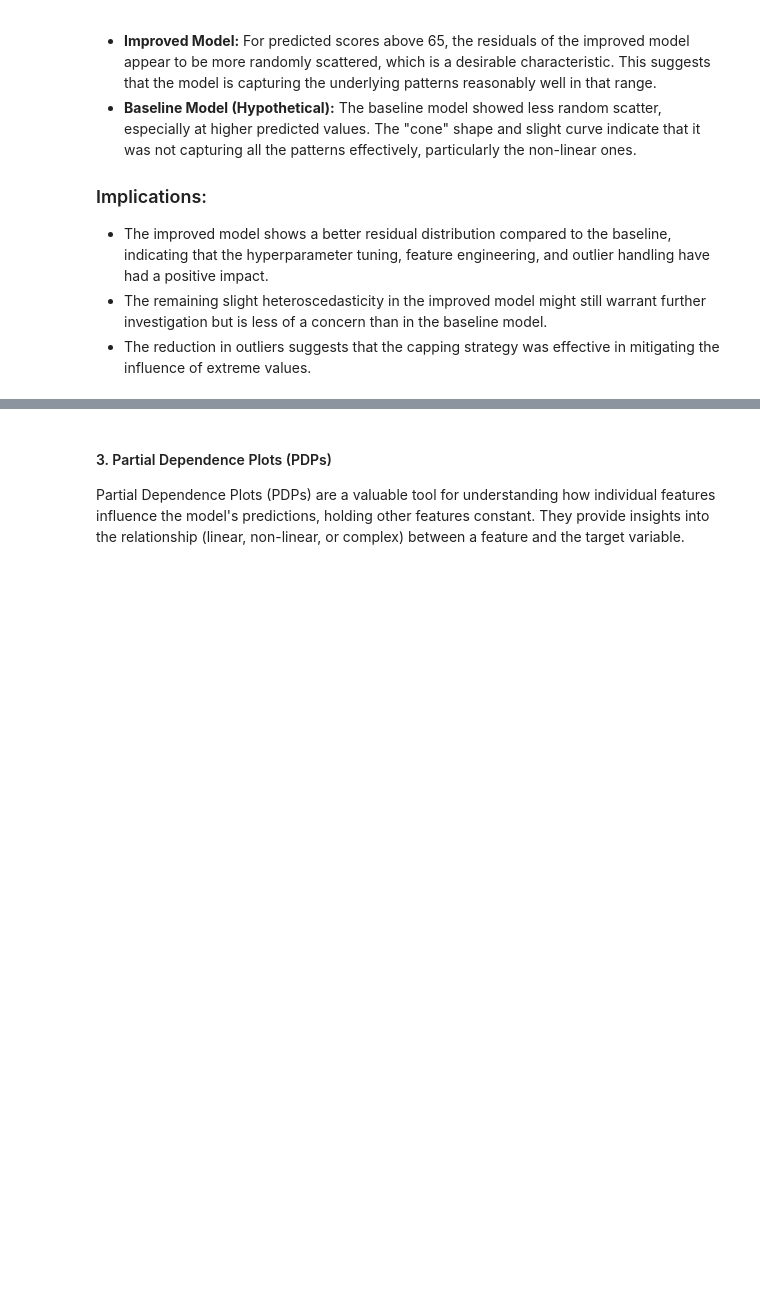
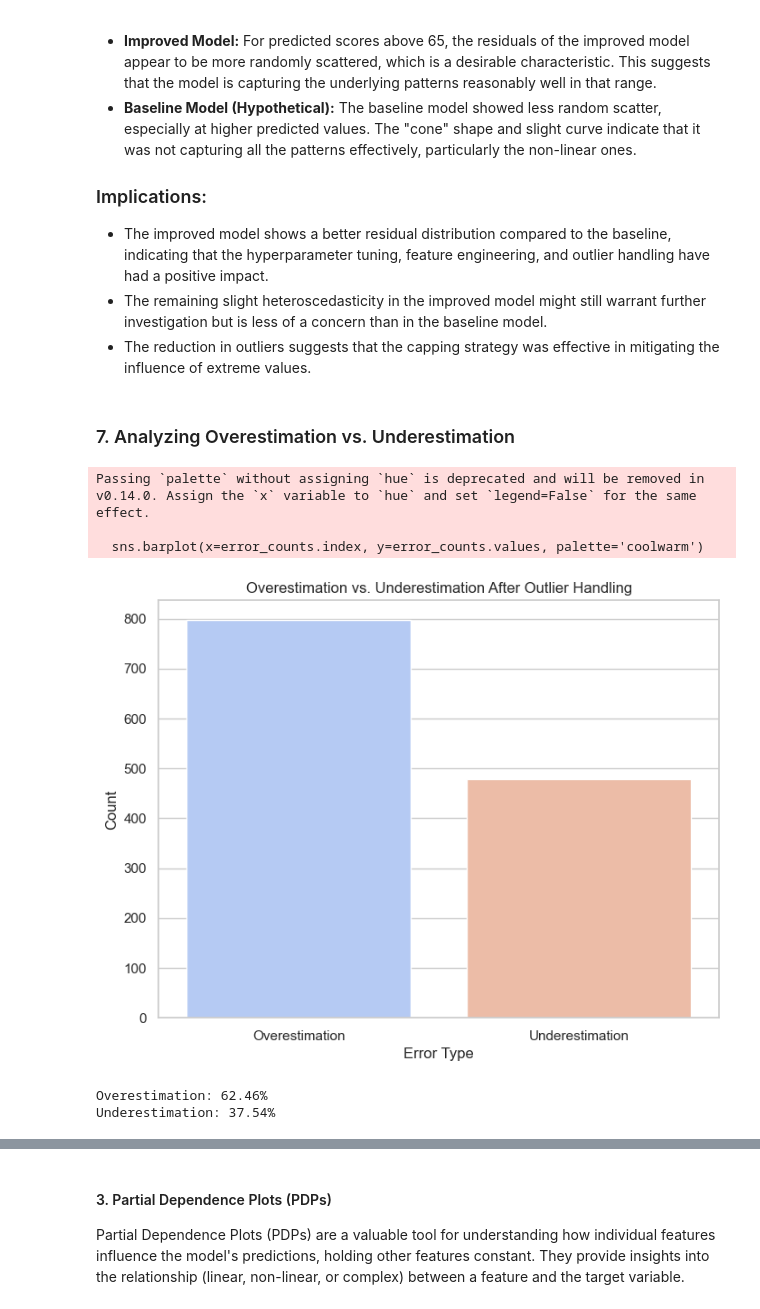
Before and after one commit to adirelm/TDS_student_performance_analysis, a Jupyter notebook: TDS_student_performance_analysis_part2.ipynb, the cells around one changed output, grey strips where cells are left out. Saved outputs shown, nothing was run; the diff lists cells and outputs as text; code cells hidden in the pictures; blank space fills up the shorter version.

```diff
--- a/TDS_student_performance_analysis_part2.ipynb
+++ b/TDS_student_performance_analysis_part2.ipynb
@@ -1350,3 +1350,37 @@ plt.show()
 *   The improved model shows a better residual distribution compared to the baseline, indicating that the hyperparameter tuning, feature engineering, and outlier handling have had a positive impact.
 *   The remaining slight heteroscedasticity in the improved model might still warrant further investigation but is less of a concern than in the baseline model.
 *   The reduction in outliers suggests that the capping strategy was effective in mitigating the influence of extreme values.
+# %% [markdown]
+### 7. Analyzing Overestimation vs. Underestimation
+# %%
+# Categorizing predictions
+test_data = X_test.copy()
+test_data['Actual_Exam_Score'] = y_test
+test_data['Predicted_Exam_Score'] = y_pred
+test_data['Residual'] = y_test - y_pred
+test_data['Error_Type'] = test_data['Residual'].apply(lambda x: 'Underestimation' if x > 0 else 'Overestimation')
+
+# Counting error types
+error_counts = test_data['Error_Type'].value_counts()
+
+# Plotting
+plt.figure(figsize=(8,6))
+sns.barplot(x=error_counts.index, y=error_counts.values, palette='coolwarm')
+plt.title('Overestimation vs. Underestimation After Outlier Handling')
+plt.xlabel('Error Type')
+plt.ylabel('Count')
+plt.show()
+
+# Calculating percentages
+total_errors = error_counts.sum()
+over_percent = (error_counts.get('Overestimation', 0) / total_errors) * 100
+under_percent = (error_counts.get('Underestimation', 0) / total_errors) * 100
+print(f"Overestimation: {over_percent:.2f}%")
+print(f"Underestimation: {under_percent:.2f}%")
+# %% [output]
+Passing `palette` without assigning `hue` is deprecated and will be removed in v0.14.0. Assign the `x` variable to `hue` and set `legend=False` for the same effect.
+
+  sns.barplot(x=error_counts.index, y=error_counts.values, palette='coolwarm')
+[figure, added]
+Overestimation: 62.46%
+Underestimation: 37.54%
```
Also changed, not shown: parts of 13 cells of this notebook, 1 other file.
